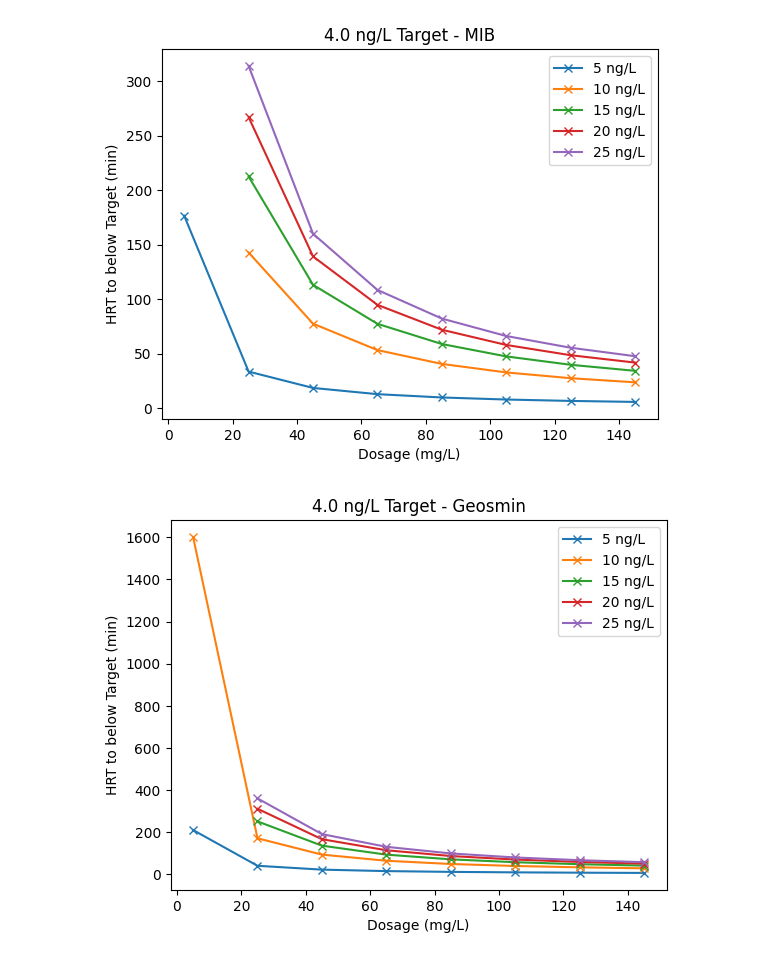
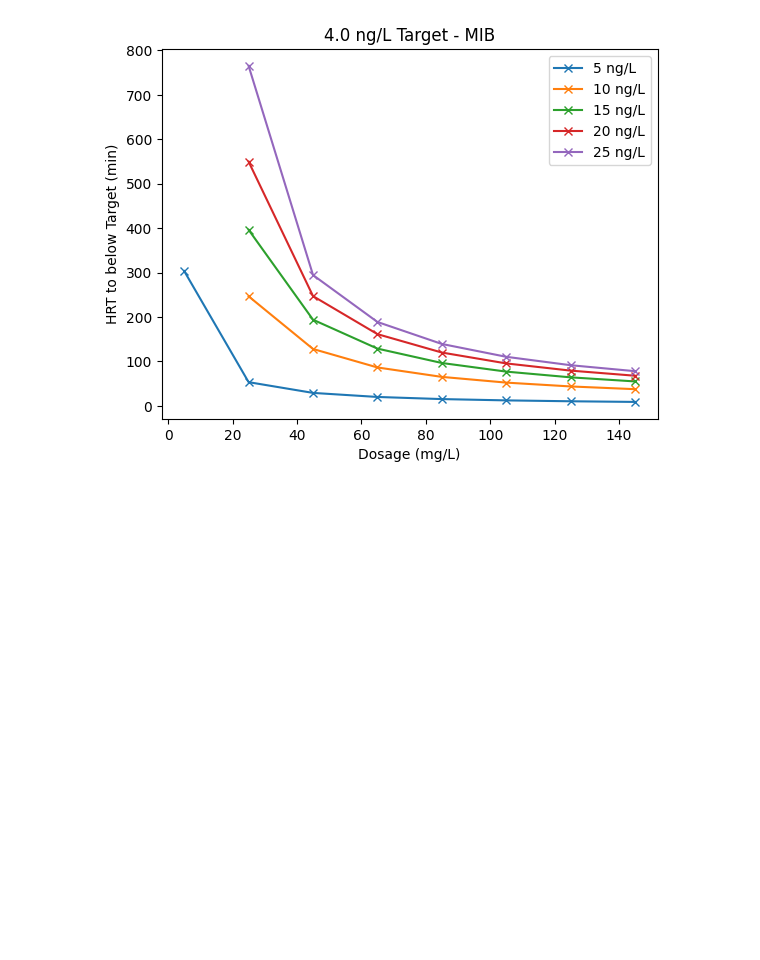
Before and after one commit to USEPA/Water_Treatment_Models, a Jupyter notebook: PAC/PAC_test.ipynb, the cells around one changed output. Saved outputs shown, nothing was run; the diff lists cells and outputs as text; code cells hidden in the pictures; blank space fills up the shorter version.

```diff
--- a/PAC/PAC_test.ipynb
+++ b/PAC/PAC_test.ipynb
@@ -29,7 +29,7 @@ pac_df = pd.DataFrame([[0.8034, 'gm/ml'],
     columns=['value', 'units']
 )
 
-single_trial = False
+single_trial = True
 double_case = not single_trial
 test_case1 = False
 test_case2 = False
@@ -79,7 +79,7 @@ elif double_case:
                 [199.5, 168],
                 [0.263, 0.271],
                 [100, 110],
-                ['ng', 'ng'],
+                ['ug', 'ng'],
                 [0.0055, 0.0045],
                 [4.88115e-5, 4.79e-5],
                 [2.303e-10, 2e-10],
@@ -276,18 +276,18 @@ plt.legend()
 # %%
-processed_dict = pac_obj.multi_dosage_analyzer(out_data, [30, 60, 90, 120])
+# processed_dict = pac_obj.multi_dosage_analyzer(out_data, [30, 60, 90, 120])
 
-for i in processed_dict.keys():
+# for i in processed_dict.keys():
 
-    sub_data = processed_dict[i]
-    plt.figure()
-    plt.title(i)
-    for HRT in sub_data.columns:
-        plt.plot(sub_data.index, ## should be dosage
-                 sub_data[HRT].values,
-                 ls='-',
-                 marker='.',
-                 label=f'HRT: {HRT} min {i}')
+#     sub_data = processed_dict[i]
+#     plt.figure()
+#     plt.title(i)
+#     for HRT in sub_data.columns:
+#         plt.plot(sub_data.index, ## should be dosage
+#                  sub_data[HRT].values,
+#                  ls='-',
+#                  marker='.',
+#                  label=f'HRT: {HRT} min {i}')
 
-    plt.ylabel('Concentration ($\mu$g/L)')
-    plt.xlabel('Dosage (mg/L)')
-    plt.legend()
+#     plt.ylabel('Concentration ($\mu$g/L)')
+#     plt.xlabel('Dosage (mg/L)')
+#     plt.legend()
@@ -297,7 +294,8 @@ for i in processed_dict.keys():
 # %%
 target = 4.0
 target_units = 'ng'
-out_dict2 = pac_obj.HRT_calculator_for_dosage(target, conc_units=target_units)
+conc_units='ng'
+out_dict2 = pac_obj.HRT_calculator_for_dosage(target, target_units=target_units, conc_units=conc_units)
 print(out_dict2)
 # %% [output]
 {'MIB':              5           10          15          20          25
@@ -320,23 +310,22 @@ print(out_dict2)
 # %%
 for comp in out_dict2.keys():
     sub_data = out_dict2[comp]
     plt.figure()
     plt.title(f'{target} {target_units}/L Target - {comp}')
     for conc in sub_data.columns:
         plt.plot(sub_data.index,
                  sub_data[conc].values,
                  marker='x',
                  ls='-',
-                 label=f'{conc} {target_units}/L')
+                 label=f'{conc} {conc_units}/L')
 
 
     plt.ylabel('HRT to below Target (min)')
     plt.xlabel('Dosage (mg/L)')
 
     plt.legend()
 # %% [output]
-[figure, old version]
+[figure, new version]
-[figure, removed]
 # %%
 ## Demonstration for R oriented function, not generally used. Uses C0 from the data, not specified as range as above.
 
```
Also changed, not shown: parts of 7 cells of this notebook, 1 other file.
